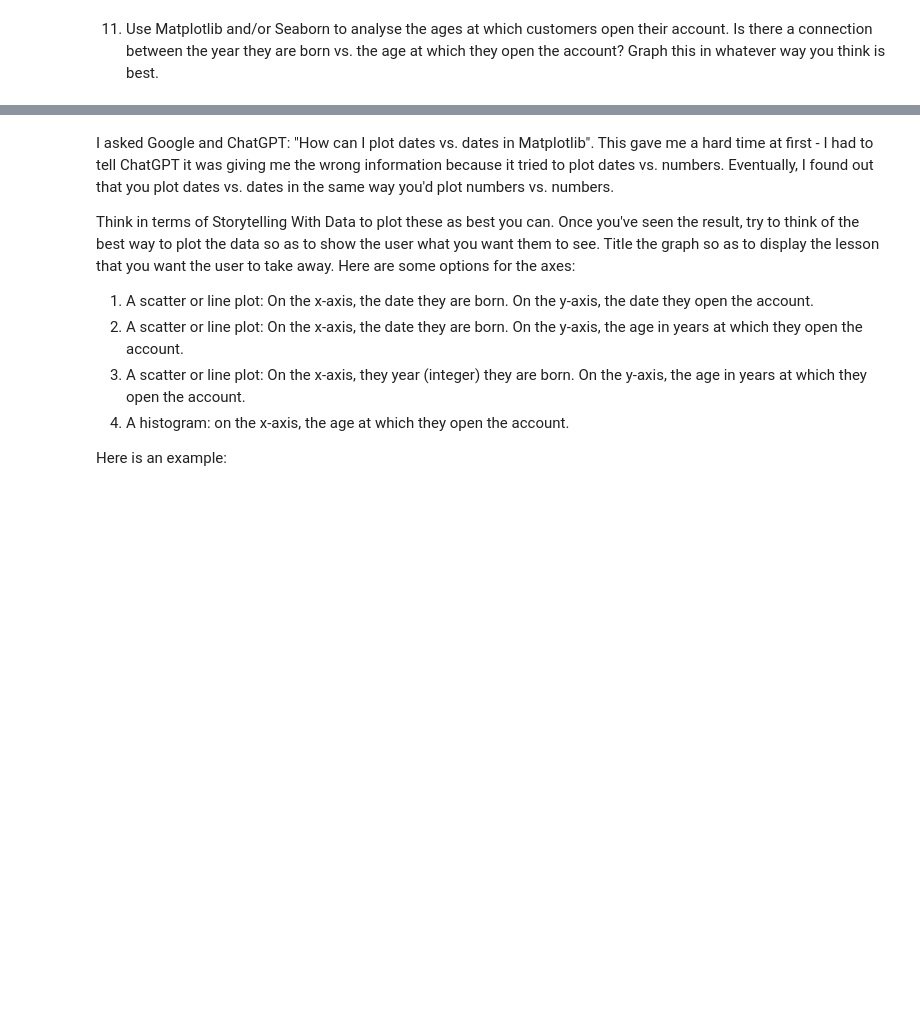
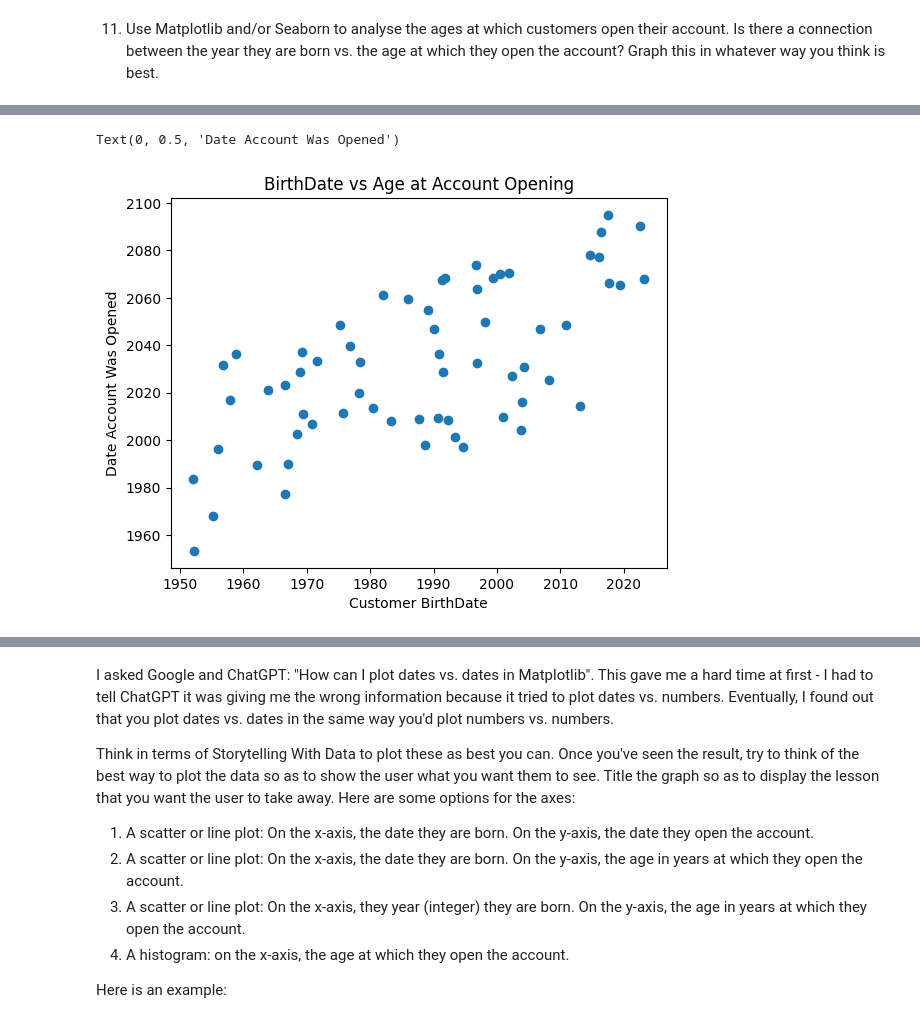
Before and after one commit to JonG-2025/Module-B-semester-2, a Jupyter notebook: Week1.ipynb, the cells around one changed output, grey strips where cells are left out. Cells and saved outputs as stored; diff of their text form; code cells hidden in the pictures; blank space fills up the shorter version.

```diff
--- a/Week1.ipynb
+++ b/Week1.ipynb
@@ -620,3 +620,7 @@ If you check, I think you'll find that all dates are more recent than 120 years
 Along those same lines, are there any birth dates that are too recent?  Do we think that any two year olds will have opened bank accounts?  How common do you think this is in real life?  How common is it in our data set?  Can you detect the two year olds opening bank accounts using just one column, or do you need two columns?
 # %% [markdown]
 11. Use Matplotlib and/or Seaborn to analyse the ages at which customers open their account.  Is there a connection between the year they are born vs. the age at which they open the account?  Graph this in whatever way you think is best.
+# %%
+df_bank_datefix_account_age = df2.copy()
+
+((df_bank_datefix_account_age['AccountOpened'] - df_bank_datefix_account_age['BirthDate']).dt.days // 365).astype(int)
@@ -622,0 +640,12 @@ Along those same lines, are there any birth dates that are too recent?  Do we th
+# %%
+df_bank_datefix_account_age['Age at Opening'] = ((df_bank_datefix_account_age['AccountOpened'] - df_bank_datefix_account_age['BirthDate']).dt.days // 365).astype(int)
+# %%
+import matplotlib.pyplot as plt
+
+plt.scatter(df_bank_datefix_account_age['BirthDate'], df_bank_datefix_account_age['AccountOpened'])
+plt.title('BirthDate vs Age at Account Opening')
+plt.xlabel('Customer BirthDate')
+plt.ylabel("Date Account Was Opened")
+# %% [output]
+Text(0, 0.5, 'Date Account Was Opened')
+[figure, added]
```
Also changed, not shown: parts of 3 cells of this notebook.
